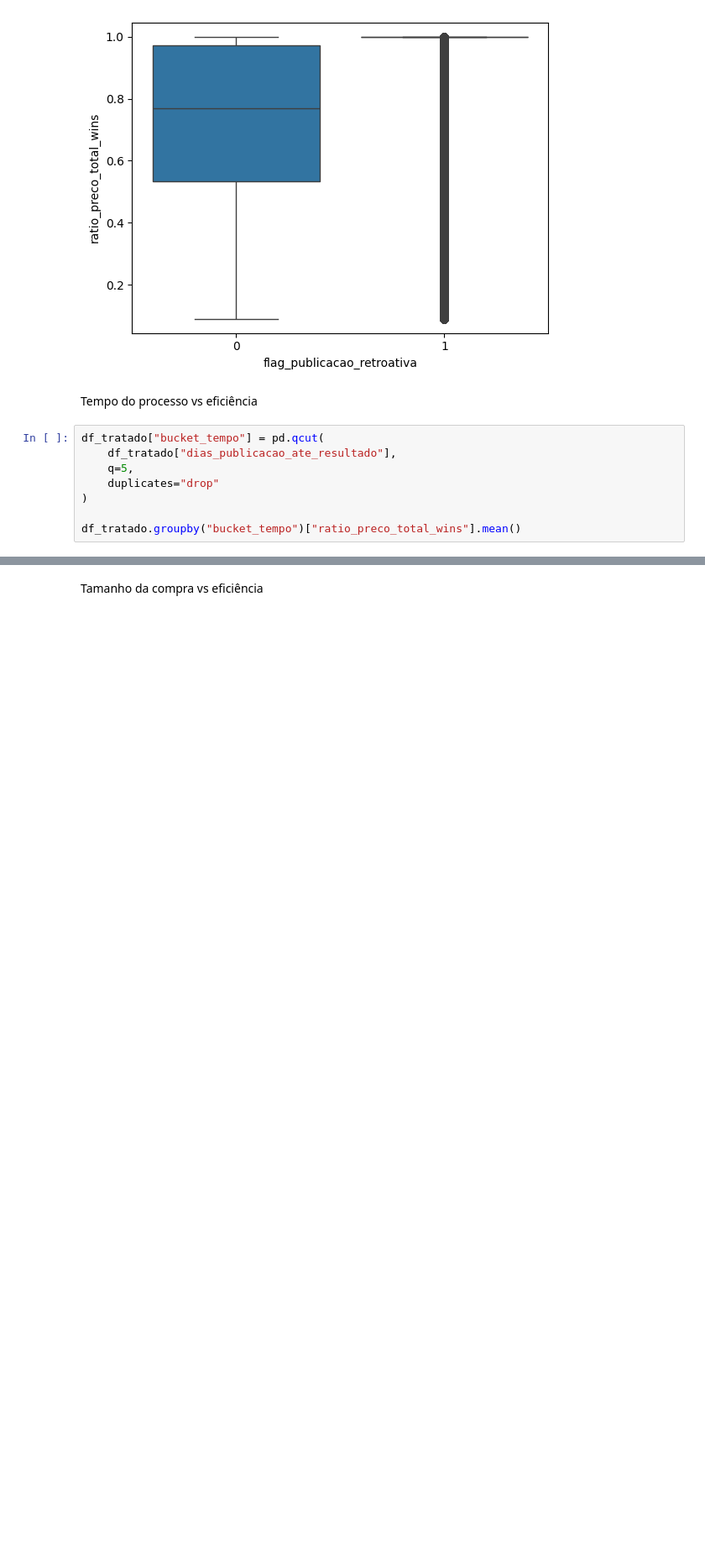
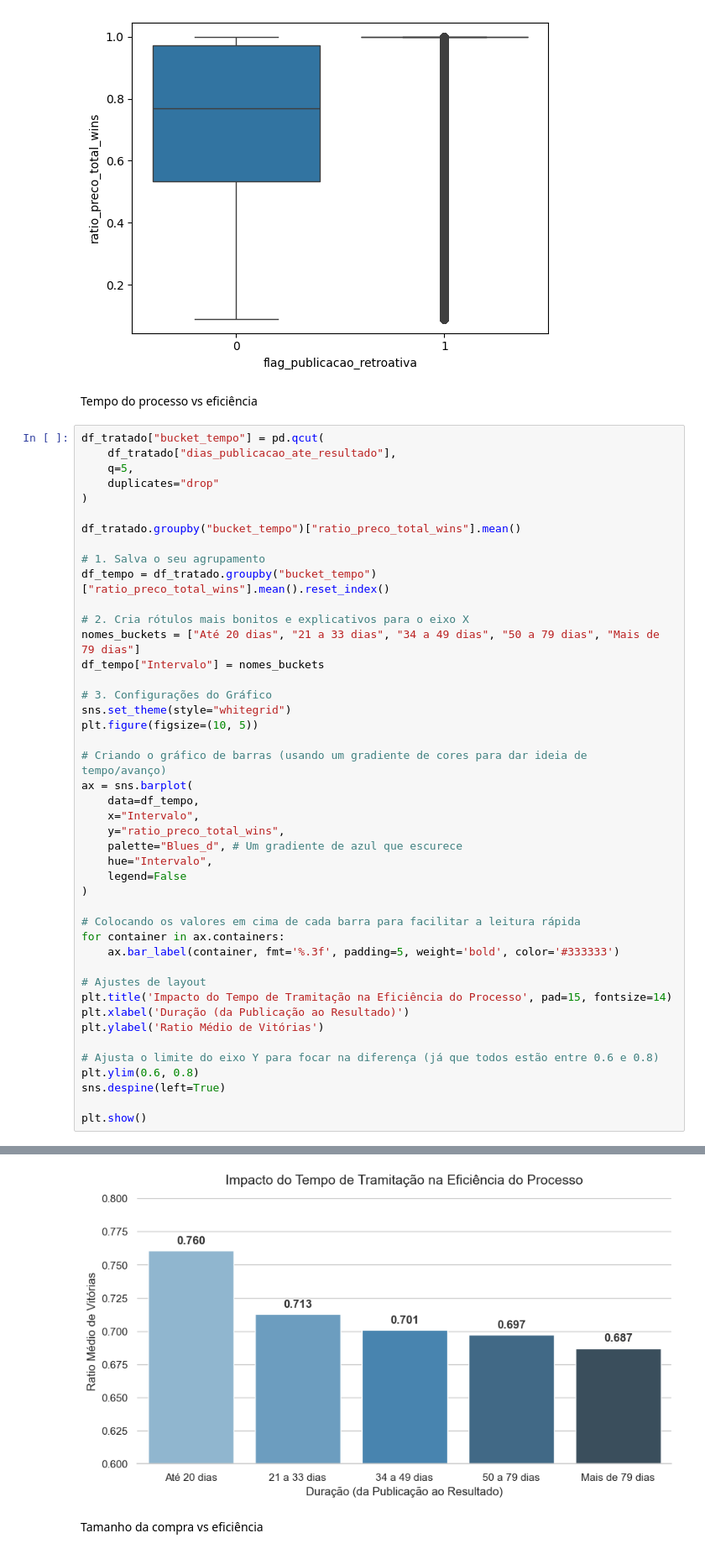
Before and after one commit to Gbiel247/eda-compras-publicas-14133, a Jupyter notebook: licitacoes.ipynb, the cells around one changed output, grey strips where cells are left out. Shown at 84% size. Saved outputs shown, nothing was run; the diff lists cells and outputs as text; blank space fills up the shorter version.

```diff
--- a/licitacoes.ipynb
+++ b/licitacoes.ipynb
@@ -979,4 +1000,40 @@ df_tratado["bucket_tempo"] = pd.qcut(
 )
 
 df_tratado.groupby("bucket_tempo")["ratio_preco_total_wins"].mean()
+
+# 1. Salva o seu agrupamento
+df_tempo = df_tratado.groupby("bucket_tempo")["ratio_preco_total_wins"].mean().reset_index()
+
+# 2. Cria rótulos mais bonitos e explicativos para o eixo X
+nomes_buckets = ["Até 20 dias", "21 a 33 dias", "34 a 49 dias", "50 a 79 dias", "Mais de 79 dias"]
+df_tempo["Intervalo"] = nomes_buckets
+
+# 3. Configurações do Gráfico
+sns.set_theme(style="whitegrid")
+plt.figure(figsize=(10, 5))
+
+# Criando o gráfico de barras (usando um gradiente de cores para dar ideia de tempo/avanço)
+ax = sns.barplot(
+    data=df_tempo,
+    x="Intervalo",
+    y="ratio_preco_total_wins",
+    palette="Blues_d", # Um gradiente de azul que escurece
+    hue="Intervalo",
+    legend=False
+)
+
+# Colocando os valores em cima de cada barra para facilitar a leitura rápida
+for container in ax.containers:
+    ax.bar_label(container, fmt='%.3f', padding=5, weight='bold', color='#333333')
+
+# Ajustes de layout
+plt.title('Impacto do Tempo de Tramitação na Eficiência do Processo', pad=15, fontsize=14)
+plt.xlabel('Duração (da Publicação ao Resultado)')
+plt.ylabel('Ratio Médio de Vitórias')
+
+# Ajusta o limite do eixo Y para focar na diferença (já que todos estão entre 0.6 e 0.8)
+plt.ylim(0.6, 0.8)
+sns.despine(left=True)
+
+plt.show()
 # %% [output]
@@ -990,3 +1040,4 @@ Name: ratio_preco_total_wins, dtype: float64
+[figure, added]
 # %% [markdown]
 Tamanho da compra vs eficiência
 # %%
```
Also changed, not shown: parts of 9 cells of this notebook.
